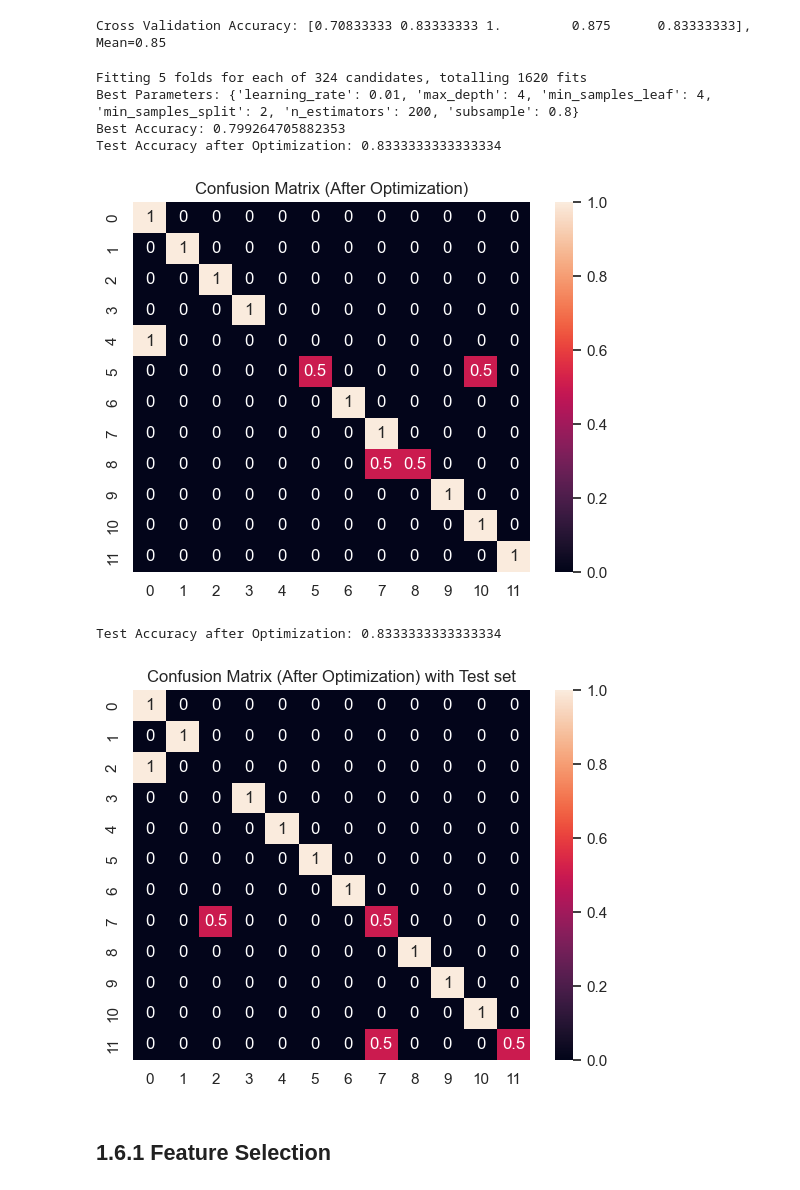
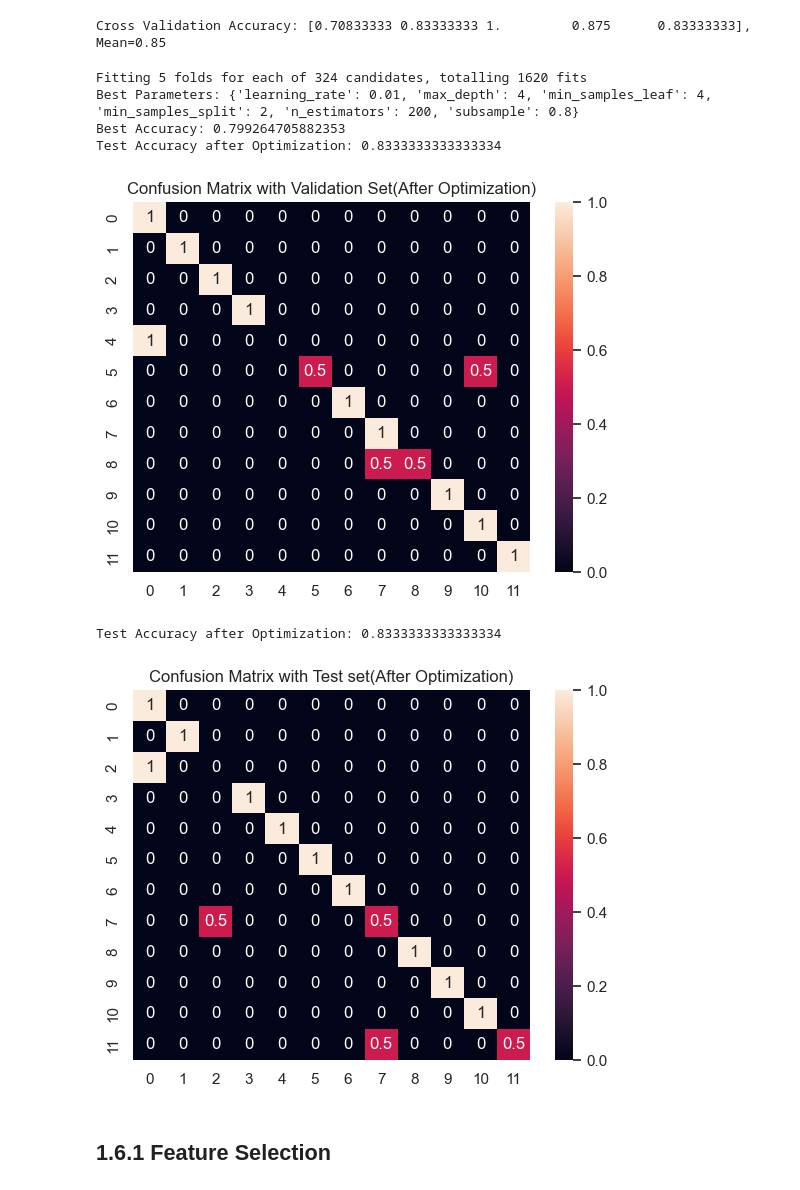
Before and after one commit to YuanshengZhou309/NSSP_Project2, a Jupyter notebook: Miniproject2-Part1-2.ipynb, the cells around one changed output. Cells and saved outputs as stored; diff of their text form; code cells hidden in the pictures.

```diff
--- a/Miniproject2-Part1-2.ipynb
+++ b/Miniproject2-Part1-2.ipynb
@@ -336,7 +336,7 @@ X_train_z = scaler.fit_transform(X_train)
 X_val_z = scaler.transform(X_val)
 
 # Classifier
-clf = GradientBoostingClassifier(n_estimators=300, max_depth=3, learning_rate=0.1, min_samples_leaf=4,min_samples_split=2, random_state=42)
+clf = GradientBoostingClassifier , random_state=42)
 clf.fit(X_train_z, y_train)
 
 # Predict in validation
@@ -400,35 +400,35 @@ param_grid = {
     "min_samples_leaf": [1, 2, 4],
 }
 
 # Instantiation model
 clf = GradientBoostingClassifier(random_state=42)
 
 # grid search
 grid_search = GridSearchCV(estimator=clf, param_grid=param_grid, scoring="accuracy", cv=5, n_jobs=-1, verbose=2)
 grid_search.fit(X_train_z, y_train)
 
 # Output optimum parameter
 print("Best Parameters:", grid_search.best_params_)
 print("Best Accuracy:", grid_search.best_score_)
 
 # Evaluate the validation set with the best parameters
 best_clf = grid_search.best_estimator_
 y_pred = best_clf.predict(X_val_z)
 
 # Recalculate the accuracy and confusion matrix
 accuracy = accuracy_score(y_val, y_pred)
 print(f"Test Accuracy after Optimization: {accuracy}")
 
 confmat = confusion_matrix(y_val, y_pred, normalize="true")
 sns.heatmap(confmat, annot=True)
-plt.title("Confusion Matrix (After Optimization)")
+plt.title("Confusion Matrix with Validation Set(After Optimization)")
 plt.show()
 # %% [output]
 Fitting 5 folds for each of 324 candidates, totalling 1620 fits
 Best Parameters: {'learning_rate': 0.01, 'max_depth': 4, 'min_samples_leaf': 4, 'min_samples_split': 2, 'n_estimators': 200, 'subsample': 0.8}
 Best Accuracy: 0.799264705882353
 Test Accuracy after Optimization: 0.8333333333333334
-[figure, old version]
+[figure, new version]
 # %%
 # Evaluate the test set with the best parameters
 best_clf = grid_search.best_estimator_
@@ -440,11 +440,11 @@ print(f"Test Accuracy after Optimization: {accuracy}")
 
 confmat = confusion_matrix(y_test, y_pred, normalize="true")
 sns.heatmap(confmat, annot=True)
-plt.title("Confusion Matrix (After Optimization) with Test set")
+plt.title("Confusion Matrix with Test set(After Optimization)")
 plt.show()
 # %% [output]
 Test Accuracy after Optimization: 0.8333333333333334
-[figure, old version]
+[figure, new version]
 # %% [markdown]
 ## 1.6.1 Feature Selection
 # %%
```
Also changed, not shown: parts of 2 cells of this notebook.
